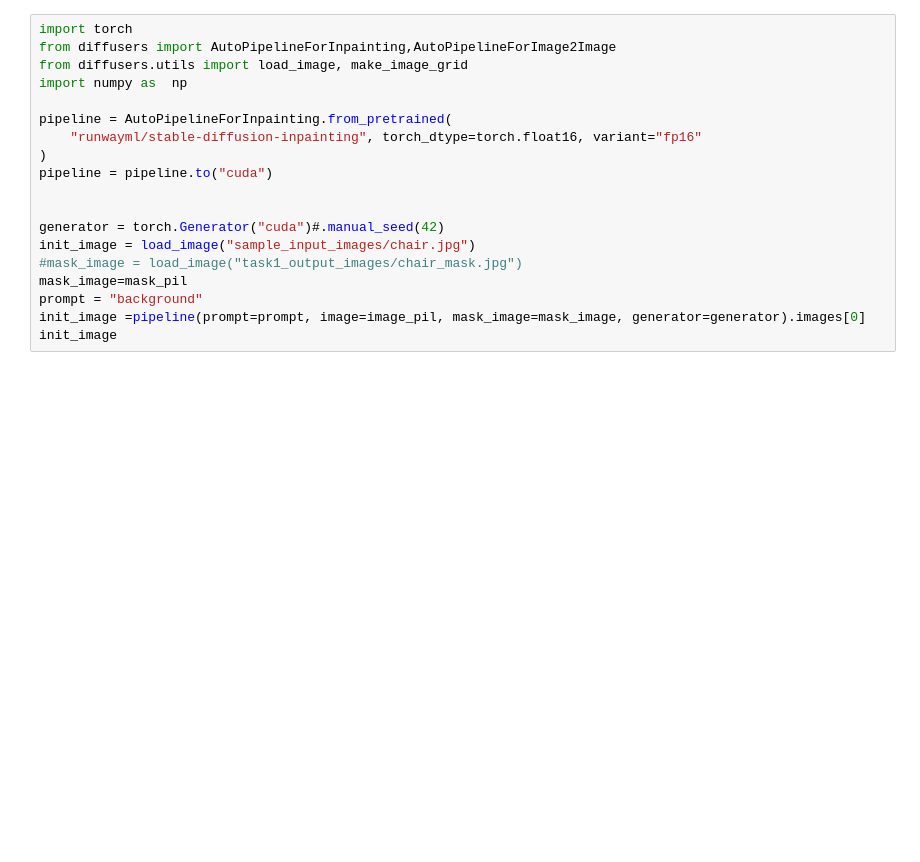
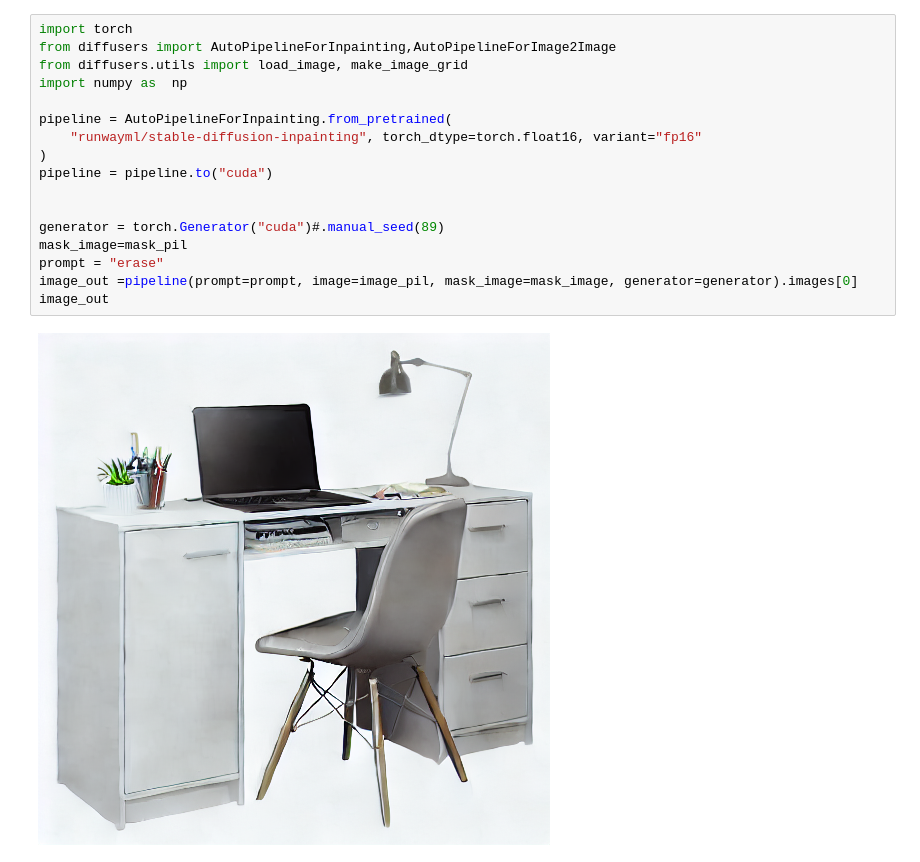
Before and after one commit to PSRahul/image-editor-stable-diffusion, a Jupyter notebook: main_task_2.ipynb, the cells around one changed output. Cells and saved outputs as stored; diff of their text form; blank space fills up the shorter version.

```diff
--- a/main_task_2.ipynb
+++ b/main_task_2.ipynb
@@ -20,19 +31,19 @@ mask_pil=Image.fromarray(masks*255)
 # %%
 import torch
 from diffusers import AutoPipelineForInpainting,AutoPipelineForImage2Image
 from diffusers.utils import load_image, make_image_grid
 import numpy as  np
 
 pipeline = AutoPipelineForInpainting.from_pretrained(
     "runwayml/stable-diffusion-inpainting", torch_dtype=torch.float16, variant="fp16"
 )
 pipeline = pipeline.to("cuda")
 
 
-generator = torch.Generator("cuda")#.manual_seed(42)
-init_image = load_image("sample_input_images/chair.jpg")
-#mask_image = load_image("task1_output_images/chair_mask.jpg")
+generator = torch.Generator("cuda")#.manual_seed(89)
 mask_image=mask_pil
-prompt = "background"
-init_image =pipeline(prompt=prompt, image=image_pil, mask_image=mask_image, generator=generator).images[0]
-init_image
+prompt = "erase"
+image_out =pipeline(prompt=prompt, image=image_pil, mask_image=mask_image, generator=generator).images[0]
+image_out
+# %% [output]
+[figure, added]
```
Also changed, not shown: parts of 6 cells of this notebook, 10 other files.
